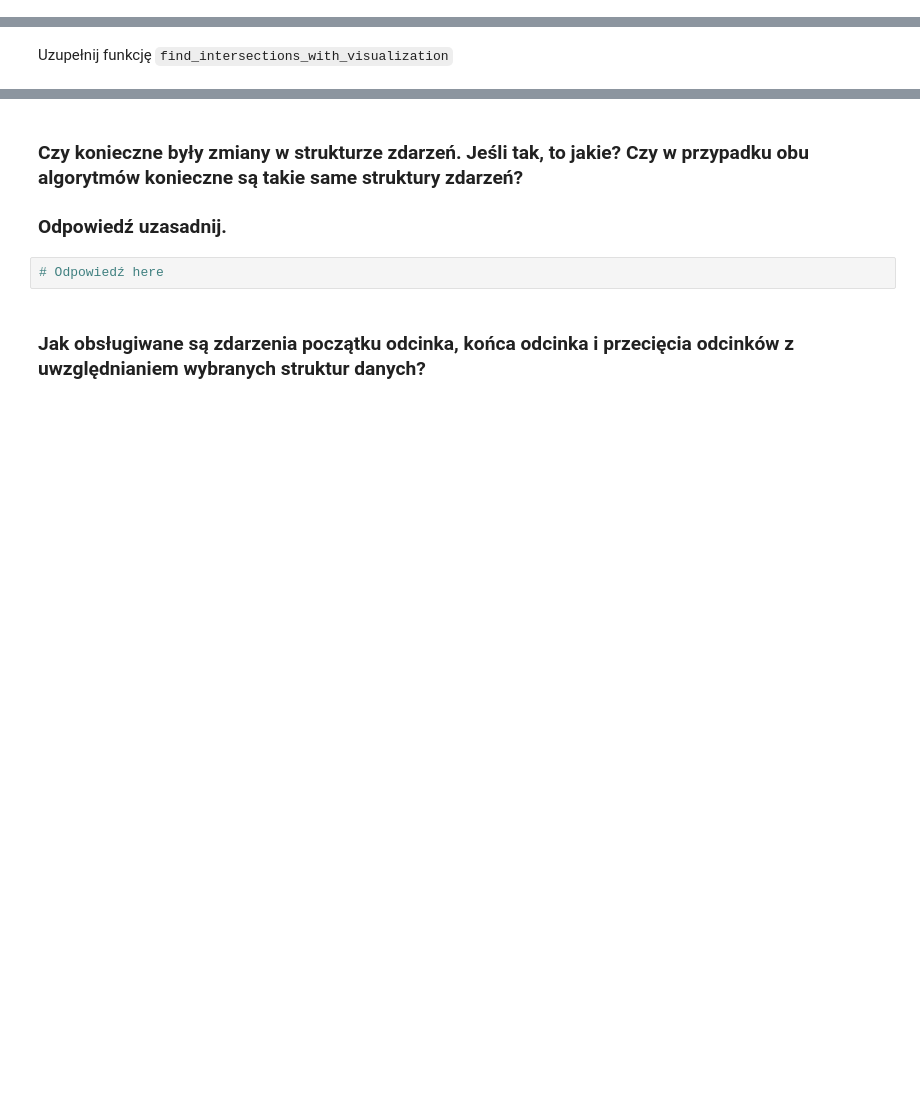
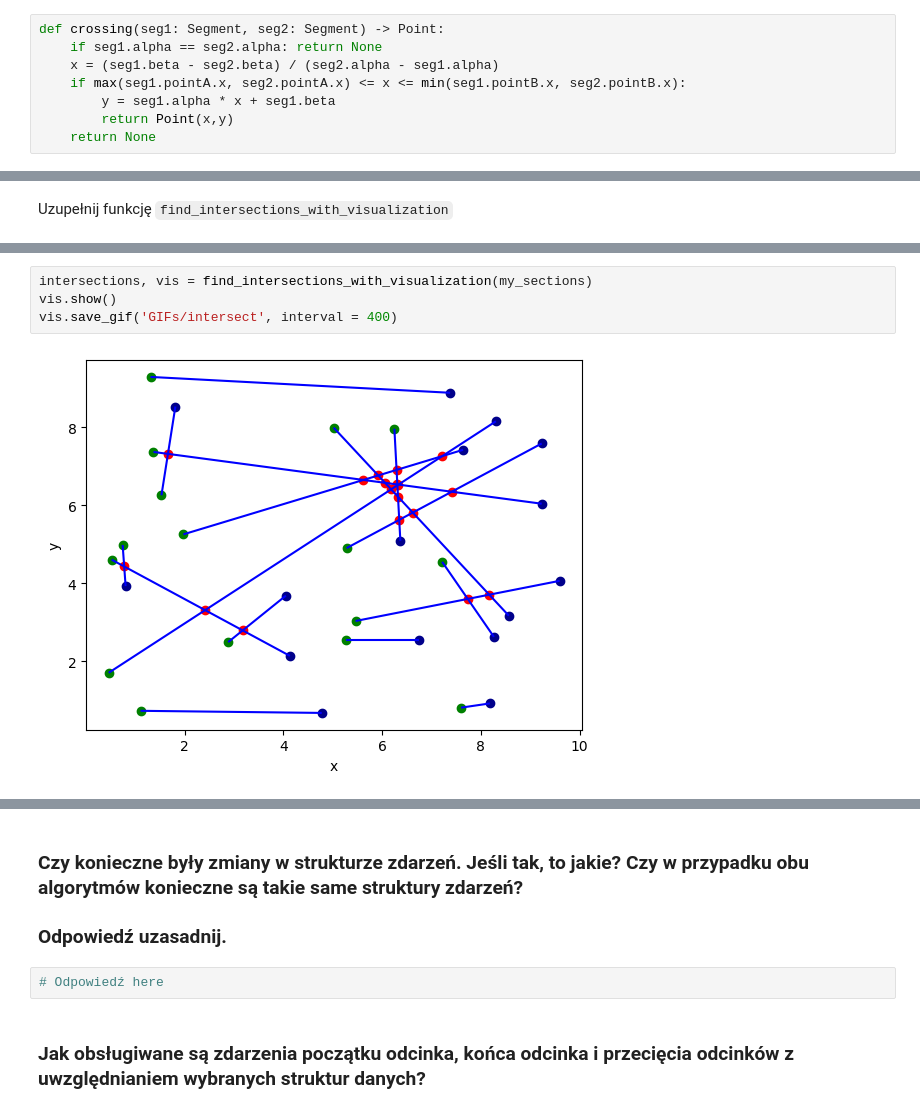
Before and after one commit to NCCMNT/Geometric-Algorithms, a Jupyter notebook: lab4/main.ipynb, the cells around one changed output, grey strips where cells are left out. Saved outputs shown, nothing was run; the diff lists cells and outputs as text; blank space fills up the shorter version.

````diff
--- a/lab4/main.ipynb
+++ b/lab4/main.ipynb
@@ -175,3 +233,11 @@ draw_sections(my_sections)
+# %%
+def crossing(seg1: Segment, seg2: Segment) -> Point:
+    if seg1.alpha == seg2.alpha: return None
+    x = (seg1.beta - seg2.beta) / (seg2.alpha - seg1.alpha)
+    if max(seg1.pointA.x, seg2.pointA.x) <= x <= min(seg1.pointB.x, seg2.pointB.x):
+        y = seg1.alpha * x + seg1.beta
+        return Point(x,y)
+    return None
 # %% [markdown]
 Uzupełnij funkcję ```is_intersection```
 # %%
@@ -400,0 +571,6 @@ def find_intersections_with_visualization(sections):
+# %%
+intersections, vis = find_intersections_with_visualization(my_sections)
+vis.show()
+vis.save_gif('GIFs/intersect', interval = 400)
+# %% [output]
+[figure, added]
````
Also changed, not shown: parts of 16 cells of this notebook, 2 other files.
